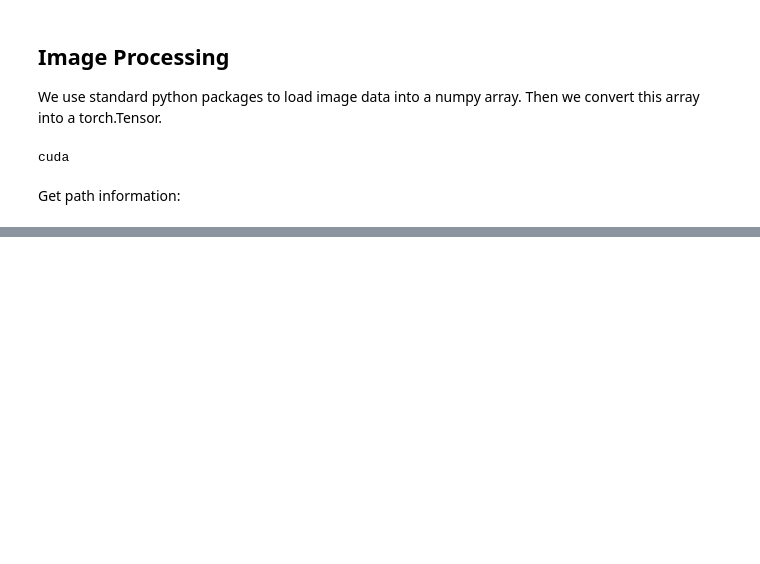
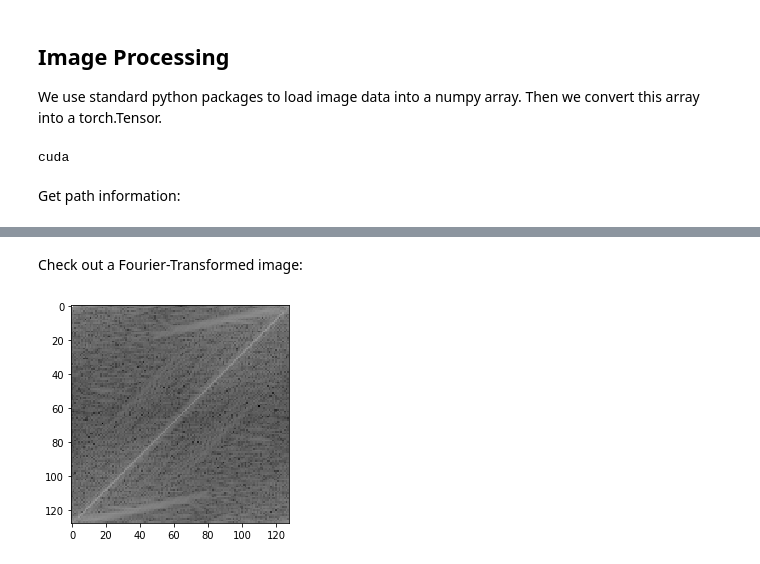
Before and after one commit to ronen85/deep_planner_portfolio, a Jupyter notebook: data_process.ipynb, the cells around one changed output, grey strips where cells are left out. Cells and saved outputs as stored; diff of their text form; code cells hidden in the pictures; blank space fills up the shorter version.

```diff
--- a/data_process.ipynb
+++ b/data_process.ipynb
@@ -168,0 +180,9 @@ plan_dataset = PlannerPortfolioDataset(processed_df_path, image_folder_path, ftr
+# %% [markdown]
+Check out a Fourier-Transformed image:
+# %%
+image = plan_dataset.get_ft_image(150)
+plt.figure()
+plt.imshow(20*np.log10(abs(image)), cmap='gray')
+plt.show()
+# %% [output]
+[figure, added]
```
Also changed, not shown: parts of 5 cells of this notebook, 3 other files.
